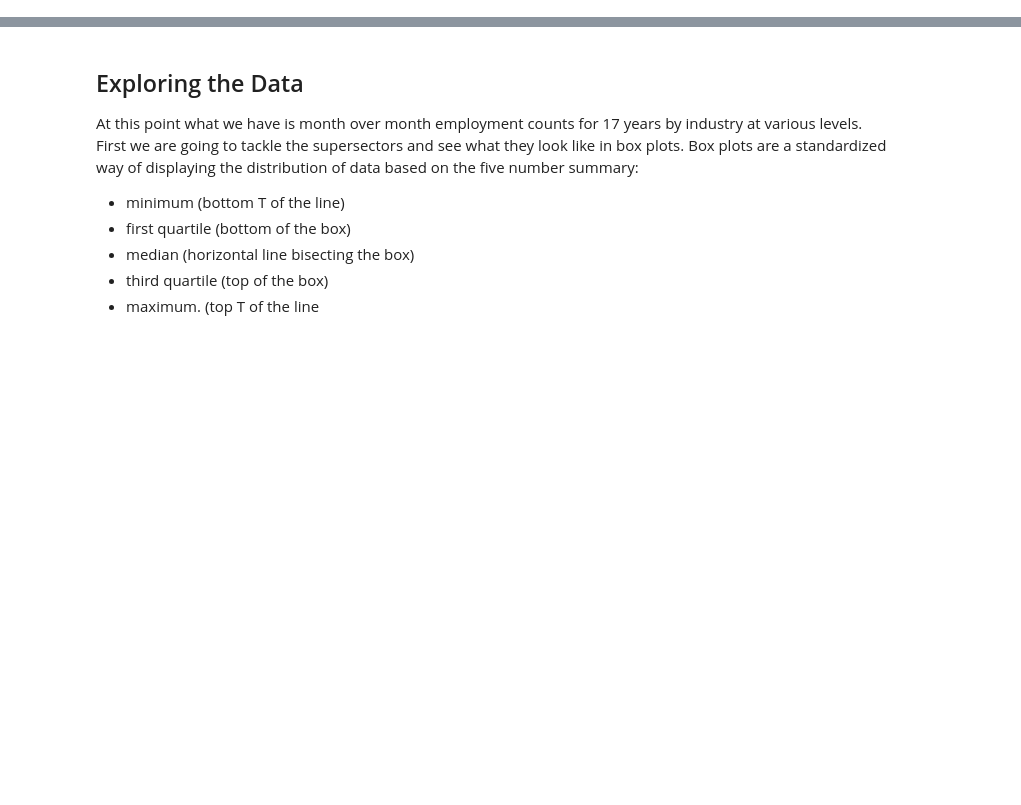
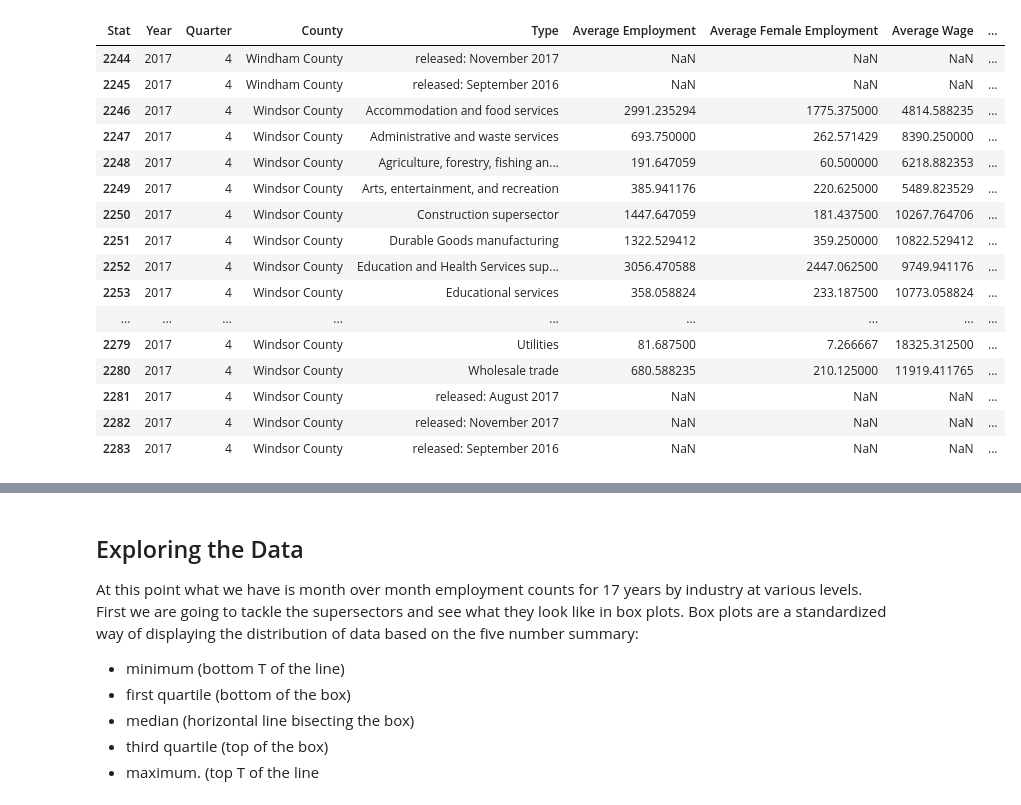
Before and after one commit to kefortney/Labor-Ind-Sect-State-County-2000-2017, a Jupyter notebook: Data Exploration of labor.ipynb, the cells around one changed output, grey strips where cells are left out. Saved outputs shown, nothing was run; the diff lists cells and outputs as text; code cells hidden in the pictures; blank space fills up the shorter version.

```diff
--- a/Data Exploration of labor.ipynb
+++ b/Data Exploration of labor.ipynb
@@ -58,0 +68,8 @@ annual = cumllaborcnty[cumllaborcnty['Time'].isin(annuallist)]
+# %%
+quarters['Quarter'] = np.nan
+# %%
+quarters.loc[quarters['Time'].str.endswith("Qtr 1"), "Quarter"] = "1"
+quarters.loc[quarters['Time'].str.endswith("Qtr 2"), "Quarter"] = "2"
+quarters.loc[quarters['Time'].str.endswith("Qtr 3"), "Quarter"] = "3"
+quarters.loc[quarters['Time'].str.endswith("Qtr 4"), "Quarter"] = "4"
+quarters['Time'] = quarters['Time'].str[:-6]
@@ -58,0 +85,3 @@ annual = cumllaborcnty[cumllaborcnty['Time'].isin(annuallist)]
+# %%
+quarters.columns = ['Year', 'County', 'Type', 'Stat', 'Count', 'Quarter']
+quarters = quarters[['Year', 'Quarter', 'County', 'Type', 'Stat', 'Count', ]]
@@ -58,0 +97,25 @@ annual = cumllaborcnty[cumllaborcnty['Time'].isin(annuallist)]
+# %%
+test = quarters.pivot(columns='Stat', values='Count')
+
+test2 = pd.pivot_table(quarters, values='Count', index=['Year','Quarter','County','Type'], columns=['Stat'])
+test2 = test2.reset_index()
+# %%
+test2.tail(40)
+# %% [output]
+| Stat | Year | Quarter | County | Type | Average Employment | Average Female Employment | Average Wage | ... |
+| 2244 | 2017 | 4 | Windham County | released: November 2017 | NaN | NaN | NaN | ... |
+| 2245 | 2017 | 4 | Windham County | released: September 2016 | NaN | NaN | NaN | ... |
+| 2246 | 2017 | 4 | Windsor County | Accommodation and food services | 2991.235294 | 1775.375000 | 4814.588235 | ... |
+| 2247 | 2017 | 4 | Windsor County | Administrative and waste services | 693.750000 | 262.571429 | 8390.250000 | ... |
+| 2248 | 2017 | 4 | Windsor County | Agriculture, forestry, fishing an... | 191.647059 | 60.500000 | 6218.882353 | ... |
+| 2249 | 2017 | 4 | Windsor County | Arts, entertainment, and recreation | 385.941176 | 220.625000 | 5489.823529 | ... |
+| 2250 | 2017 | 4 | Windsor County | Construction supersector | 1447.647059 | 181.437500 | 10267.764706 | ... |
+| 2251 | 2017 | 4 | Windsor County | Durable Goods manufacturing | 1322.529412 | 359.250000 | 10822.529412 | ... |
+| 2252 | 2017 | 4 | Windsor County | Education and Health Services sup... | 3056.470588 | 2447.062500 | 9749.941176 | ... |
+| 2253 | 2017 | 4 | Windsor County | Educational services | 358.058824 | 233.187500 | 10773.058824 | ... |
+| ... | ... | ... | ... | ... | ... | ... | ... | ... |
+| 2279 | 2017 | 4 | Windsor County | Utilities | 81.687500 | 7.266667 | 18325.312500 | ... |
+| 2280 | 2017 | 4 | Windsor County | Wholesale trade | 680.588235 | 210.125000 | 11919.411765 | ... |
+| 2281 | 2017 | 4 | Windsor County | released: August 2017 | NaN | NaN | NaN | ... |
+| 2282 | 2017 | 4 | Windsor County | released: November 2017 | NaN | NaN | NaN | ... |
+| 2283 | 2017 | 4 | Windsor County | released: September 2016 | NaN | NaN | NaN | ... |
```
Also changed, not shown: parts of 39 cells of this notebook, 3 other files.
